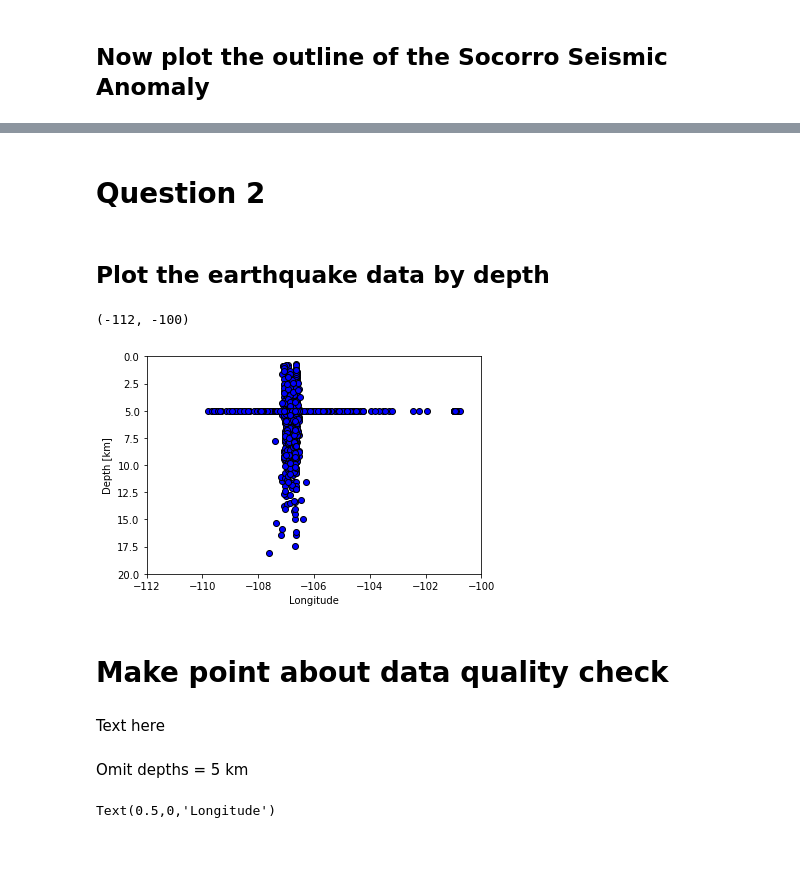
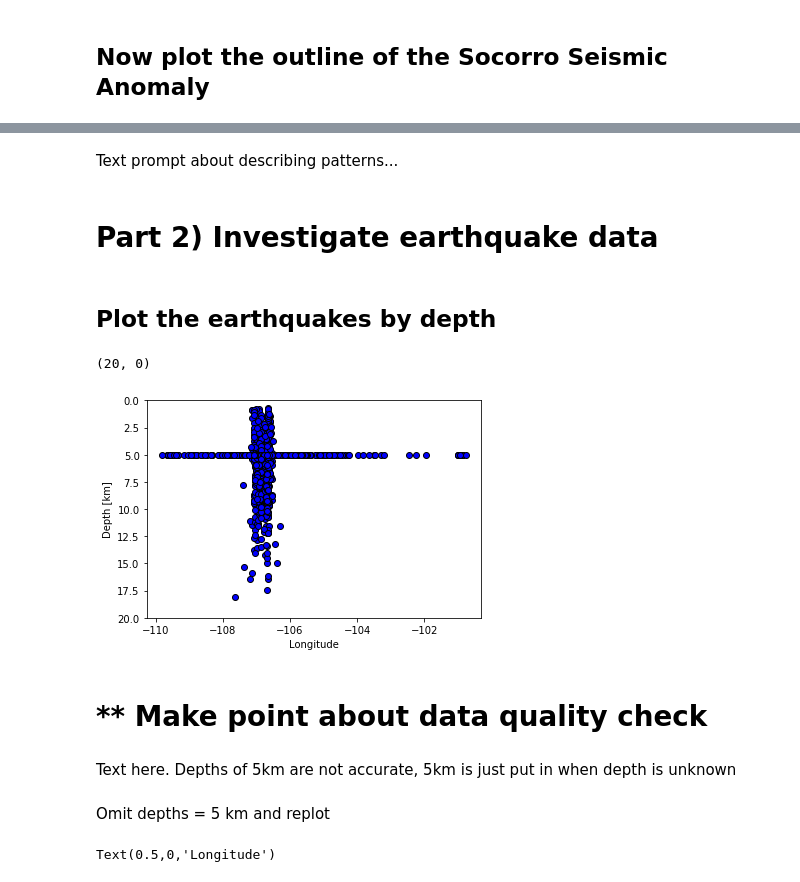
Before and after one commit to k-olsen/Earthquake_Analysis, a Jupyter notebook: Socorro Magma Body Earthquakes (4).ipynb, the cells around one changed output, grey strips where cells are left out. Cells and saved outputs as stored; diff of their text form; code cells hidden in the pictures; blank space fills up the shorter version.

```diff
--- a/Socorro Magma Body Earthquakes (4).ipynb
+++ b/Socorro Magma Body Earthquakes (4).ipynb
@@ -235,26 +220,25 @@ m.plot(ssa_lon,ssa_lat, latlon=True, color = 'r', linewidth = 1.5)
-# %% [markdown]
-# Question 2
+# %% [markdown]
+Text prompt about describing patterns...
+# %% [markdown]
+# Part 2) Investigate earthquake data
 # %% [markdown]
-## Plot the earthquake data by depth
+## Plot the earthquakes by depth
 # %%
 plt.figure()
 plt.scatter(lon,depth, color = 'blue', edgecolor = 'black')
 plt.xlabel('Longitude')
 plt.ylabel('Depth [km]')
 plt.ylim(20,0)
-
-#remove this once nm_eqs.txt is updated
-plt.xlim(-112,-100)
 # %% [output]
-(-112, -100)
+(20, 0)
-[figure, old version]
+[figure, new version]
 # %% [markdown]
-# Make point about data quality check
+# ** Make point about data quality check
-# %% [markdown]
-
-Text here
+# %% [markdown]
+
+Text here. Depths of 5km are not accurate, 5km is just put in when depth is unknown
 # %% [markdown]
-Omit depths = 5 km
+Omit depths = 5 km and replot
 # %%
 plt.figure()
 for i in data:
```
Also changed, not shown: parts of 26 cells of this notebook.
